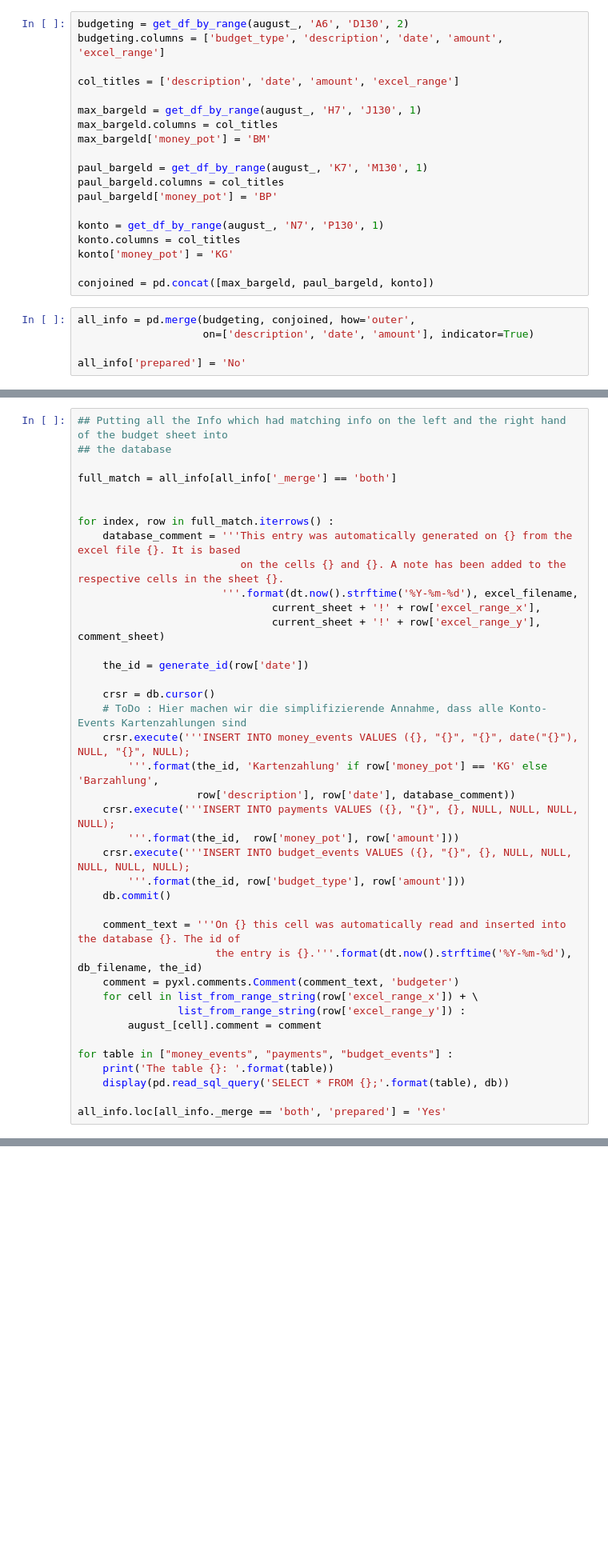
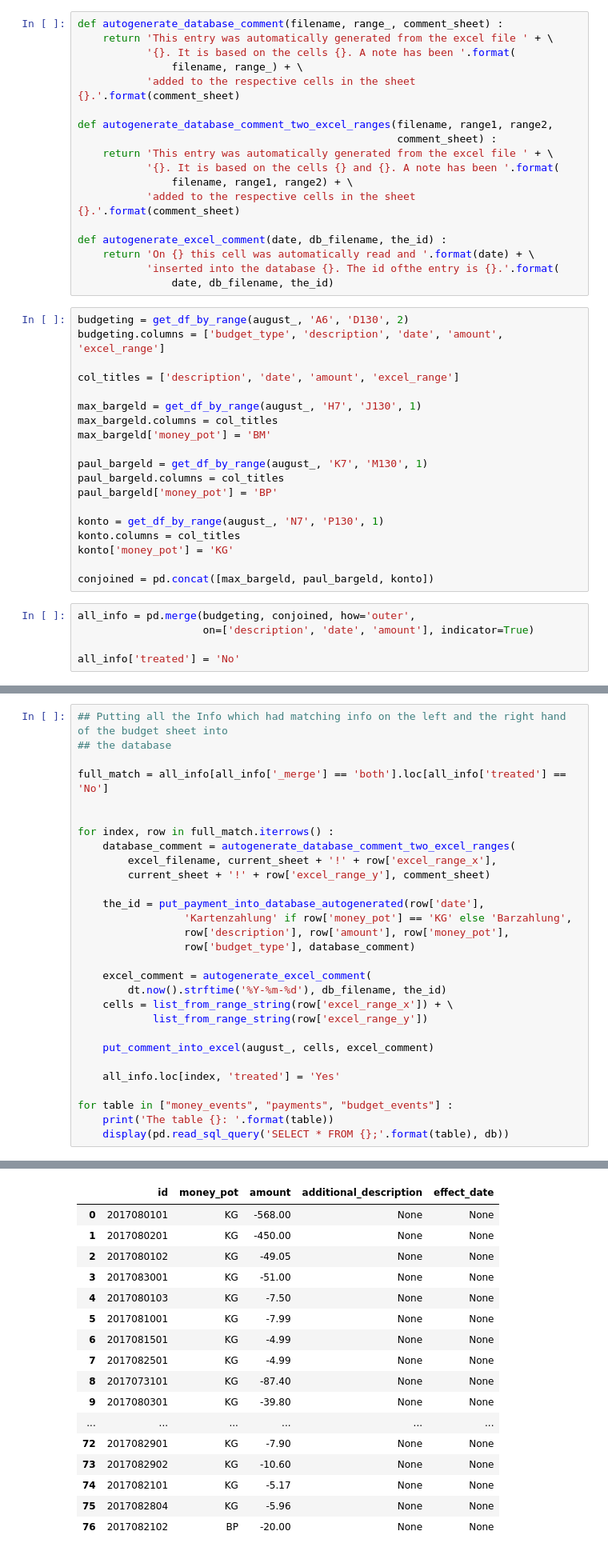
Before and after one commit to maxkoe/budgeter, a Jupyter notebook: excel-to-db.ipynb, the cells around one changed output, grey strips where cells are left out. Shown: that part at 80% size. Saved outputs shown, nothing was run; the diff lists cells and outputs as text; blank space fills up the shorter version.

```diff
--- a/excel-to-db.ipynb
+++ b/excel-to-db.ipynb
@@ -192,3 +240,21 @@ def get_df_by_range(sheet, first_cell, last_cell, date_cols=None) :
+# %%
+def autogenerate_database_comment(filename, range_, comment_sheet) :
+    return 'This entry was automatically generated from the excel file ' + \
+           '{}. It is based on the cells {}. A note has been '.format(
+               filename, range_) + \
+           'added to the respective cells in the sheet {}.'.format(comment_sheet)
+
+def autogenerate_database_comment_two_excel_ranges(filename, range1, range2,
+                                                   comment_sheet) :
+    return 'This entry was automatically generated from the excel file ' + \
+           '{}. It is based on the cells {} and {}. A note has been '.format(
+               filename, range1, range2) + \
+           'added to the respective cells in the sheet {}.'.format(comment_sheet)
+
+def autogenerate_excel_comment(date, db_filename, the_id) :
+    return 'On {} this cell was automatically read and '.format(date) + \
+           'inserted into the database {}. The id ofthe entry is {}.'.format(
+               date, db_filename, the_id)
 # %%
 budgeting = get_df_by_range(august_, 'A6', 'D130', 2)
 budgeting.columns = ['budget_type', 'description', 'date', 'amount', 'excel_range']
@@ -212,4 +278,4 @@ conjoined = pd.concat([max_bargeld, paul_bargeld, konto])
 all_info = pd.merge(budgeting, conjoined, how='outer',
                     on=['description', 'date', 'amount'], indicator=True)
 
-all_info['prepared'] = 'No'
+all_info['treated'] = 'No'
@@ -217,38 +308,29 @@ all_info['prepared'] = 'No'
 ## Putting all the Info which had matching info on the left and the right hand of the budget sheet into
 ## the database
 
-full_match = all_info[all_info['_merge'] == 'both']
+full_match = all_info[all_info['_merge'] == 'both'].loc[all_info['treated'] == 'No']
 
 
 for index, row in full_match.iterrows() :
-    database_comment = '''This entry was automatically generated on {} from the excel file {}. It is based
-                          on the cells {} and {}. A note has been added to the respective cells in the sheet {}.
-                       '''.format(dt.now().strftime('%Y-%m-%d'), excel_filename,
-                               current_sheet + '!' + row['excel_range_x'],
-                               current_sheet + '!' + row['excel_range_y'], comment_sheet)
+    database_comment = autogenerate_database_comment_two_excel_ranges(
+        excel_filename, current_sheet + '!' + row['excel_range_x'],
+        current_sheet + '!' + row['excel_range_y'], comment_sheet)
 
-    the_id = generate_id(row['date'])
+    the_id = put_payment_into_database_autogenerated(row['date'],
+                 'Kartenzahlung' if row['money_pot'] == 'KG' else 'Barzahlung',
+                 row['description'], row['amount'], row['money_pot'],
+                 row['budget_type'], database_comment)
 
-    crsr = db.cursor()
-    # ToDo : Hier machen wir die simplifizierende Annahme, dass alle Konto-Events Kartenzahlungen sind
-    crsr.execute('''INSERT INTO money_events VALUES ({}, "{}", "{}", date("{}"), NULL, "{}", NULL);
-        '''.format(the_id, 'Kartenzahlung' if row['money_pot'] == 'KG' else 'Barzahlung',
-                   row['description'], row['date'], database_comment))
-    crsr.execute('''INSERT INTO payments VALUES ({}, "{}", {}, NULL, NULL, NULL, NULL);
-        '''.format(the_id,  row['money_pot'], row['amount']))
-    crsr.execute('''INSERT INTO budget_events VALUES ({}, "{}", {}, NULL, NULL, NULL, NULL, NULL);
-        '''.format(the_id, row['budget_type'], row['amount']))
-    db.commit()
+    excel_comment = autogenerate_excel_comment(
+        dt.now().strftime('%Y-%m-%d'), db_filename, the_id)
+    cells = list_from_range_string(row['excel_range_x']) + \
+            list_from_range_string(row['excel_range_y'])
 
-    comment_text = '''On {} this cell was automatically read and inserted into the database {}. The id of
-                      the entry is {}.'''.format(dt.now().strftime('%Y-%m-%d'), db_filename, the_id)
-    comment = pyxl.comments.Comment(comment_text, 'budgeter')
-    for cell in list_from_range_string(row['excel_range_x']) + \
-                list_from_range_string(row['excel_range_y']) :
-        august_[cell].comment = comment
+    put_comment_into_excel(august_, cells, excel_comment)
+
+    all_info.loc[index, 'treated'] = 'Yes'
 
 for table in ["money_events", "payments", "budget_events"] :
     print('The table {}: '.format(table))
     display(pd.read_sql_query('SELECT * FROM {};'.format(table), db))
-
-all_info.loc[all_info._merge == 'both', 'prepared'] = 'Yes'
+# %% [output]
@@ -254,0 +357,17 @@ all_info.loc[all_info._merge == 'both', 'prepared'] = 'Yes'
+|  | id | money_pot | amount | additional_description | effect_date |
+| 0 | 2017080101 | KG | -568.00 | None | None |
+| 1 | 2017080201 | KG | -450.00 | None | None |
+| 2 | 2017080102 | KG | -49.05 | None | None |
+| 3 | 2017083001 | KG | -51.00 | None | None |
+| 4 | 2017080103 | KG | -7.50 | None | None |
+| 5 | 2017081001 | KG | -7.99 | None | None |
+| 6 | 2017081501 | KG | -4.99 | None | None |
+| 7 | 2017082501 | KG | -4.99 | None | None |
+| 8 | 2017073101 | KG | -87.40 | None | None |
+| 9 | 2017080301 | KG | -39.80 | None | None |
+| ... | ... | ... | ... | ... | ... |
+| 72 | 2017082901 | KG | -7.90 | None | None |
+| 73 | 2017082902 | KG | -10.60 | None | None |
+| 74 | 2017082101 | KG | -5.17 | None | None |
+| 75 | 2017082804 | KG | -5.96 | None | None |
+| 76 | 2017082102 | BP | -20.00 | None | None |
```
Also changed, not shown: parts of 11 cells of this notebook, 3 other files.
